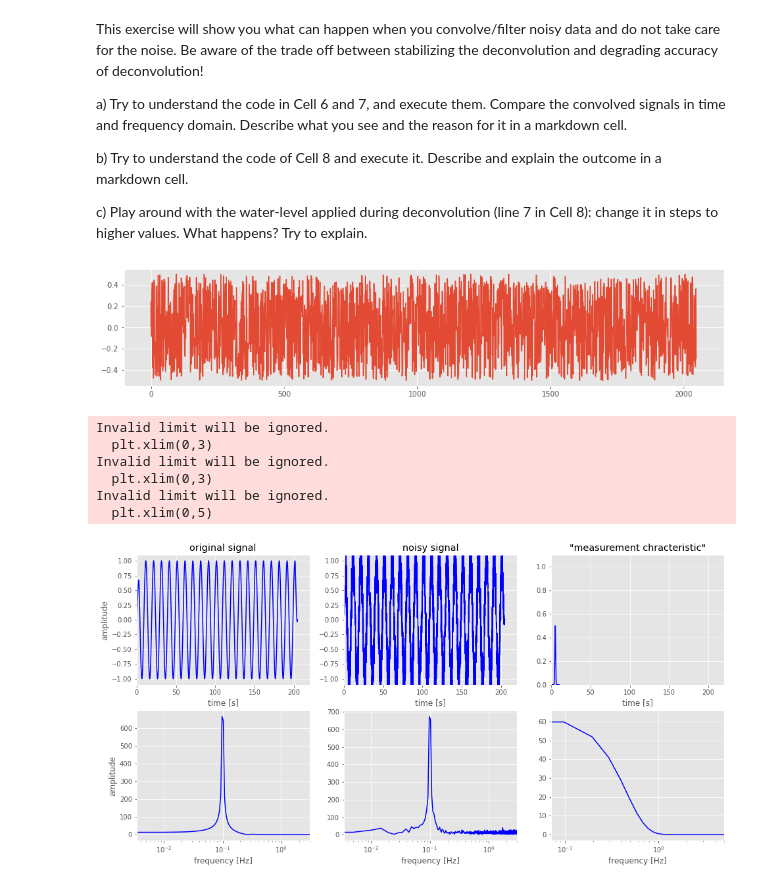
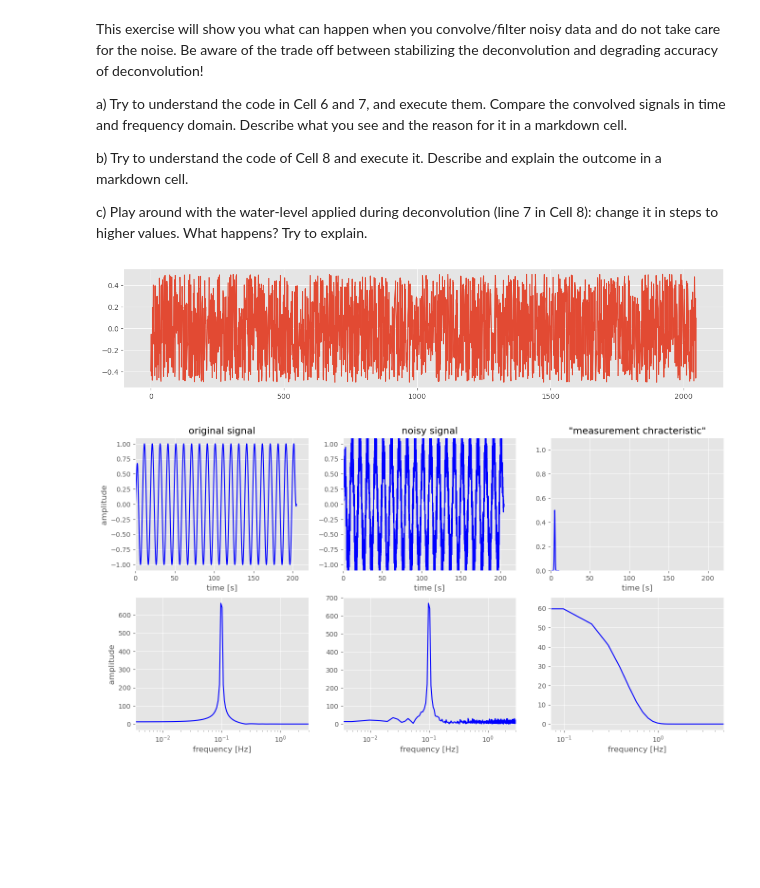
Before and after one commit to heinerigel/GeophysicalDataAnalysis, a Jupyter notebook: Part-3/Notebooks/08_convolution.ipynb, the cells around one changed output. Saved outputs shown, nothing was run; the diff lists cells and outputs as text; code cells hidden in the pictures; blank space fills up the shorter version.

```diff
--- a/Part-3/Notebooks/08_convolution.ipynb
+++ b/Part-3/Notebooks/08_convolution.ipynb
@@ -206,7 +321,7 @@ an = an_ * taper
 # creating gauss function as "characterisitc of measurement devise"
 npts2 = 1024
 dt2=0.01
-gauss = 0.5 * signal.gaussian(npts2, std=50)
+gauss = 0.5 * gaussian(npts2, std=50)
 tg = np.linspace(0, npts2*dt2, npts2)
 
 
@@ -231,41 +346,35 @@ plt.xlabel('time [s]')
 plt.subplot(233)
 plt.plot(tg, gauss, 'b')
 plt.xlim(0, 220)
 plt.ylim(0, 1.1)
 plt.title('"measurement chracteristic"')
 plt.xlabel('time [s]')
 
 plt.subplot(234)
 A = np.fft.rfft(a)
 f = np.linspace(0, (1/dt)/2, len(A))
 plt.semilogx(f, abs(A), 'b')
 plt.xlim(0,3)
 plt.xlabel('frequency [Hz]')
 plt.ylabel('amplitude')
 
 plt.subplot(235)
 AN = np.fft.rfft(an)
 plt.semilogx(f, abs(AN), 'b')
 plt.xlim(0,3)
 plt.xlabel('frequency [Hz]')
 
 plt.subplot(236)
 GAUSS = np.fft.rfft(gauss)
 fg = np.linspace(0, (1/dt2)/2, len(GAUSS))
 plt.semilogx(fg, abs(GAUSS), 'b')
 plt.xlim(0,5)
 plt.xlabel('frequency [Hz]')
 
 plt.show()
 # %% [output]
-[figure, old version]
+[figure, new version]
-Invalid limit will be ignored.
-  plt.xlim(0,3)
-Invalid limit will be ignored.
-  plt.xlim(0,3)
-Invalid limit will be ignored.
-  plt.xlim(0,5)
-[figure, old version]
+[figure, new version]
 # %%
 # Cell 7: convolve both signals with "characteristic"
 # remember: convolution in the time domain is multiplication in the frequency domain
```
Also changed, not shown: parts of 7 cells of this notebook.
